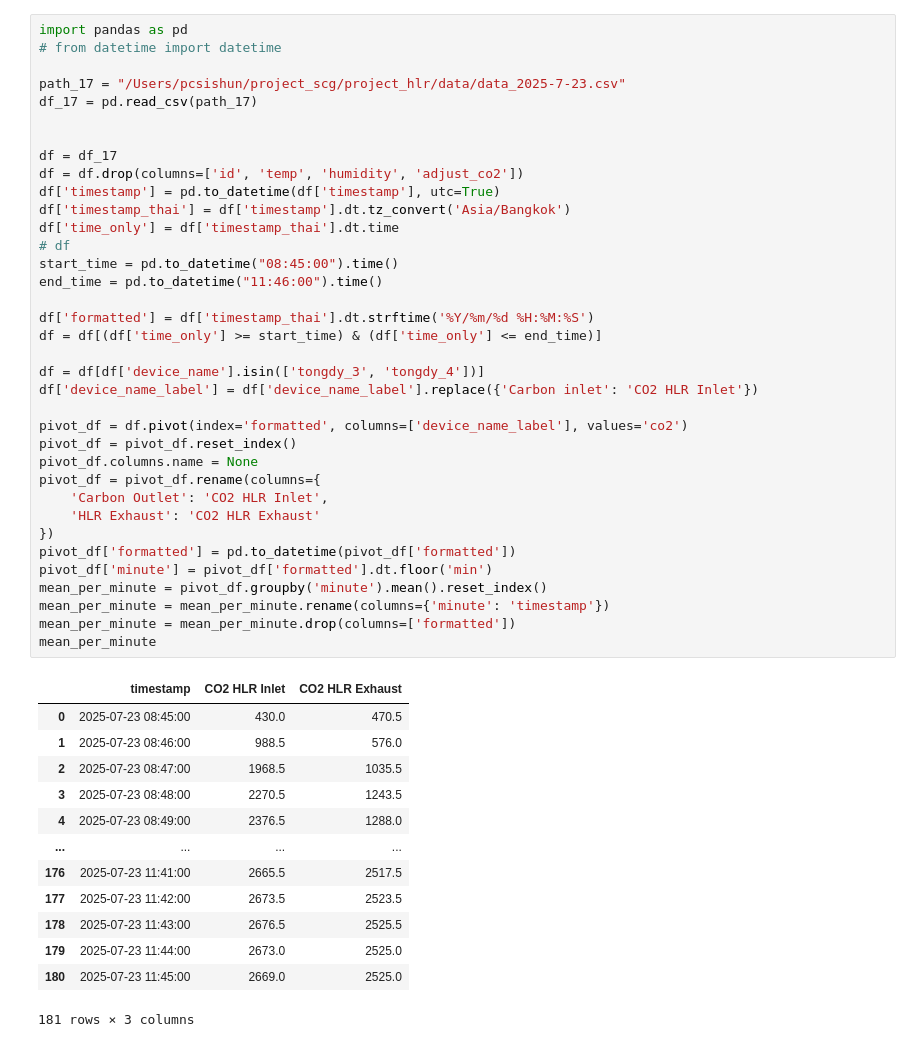
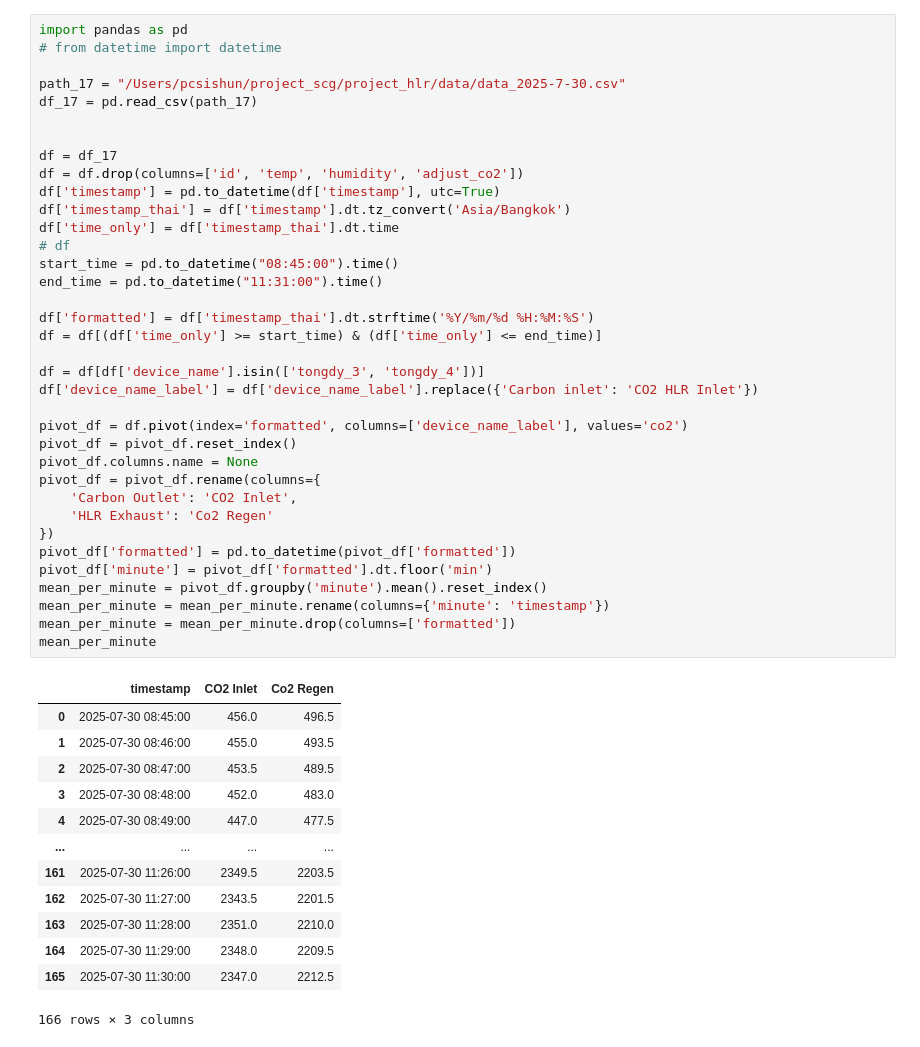
Before and after one commit to dekearthsa/hlr_re_struct_data, a Jupyter notebook: hlr_clean_data/index.ipynb, the cells around one changed output. Saved outputs shown, nothing was run; the diff lists cells and outputs as text.

```diff
--- a/hlr_clean_data/index.ipynb
+++ b/hlr_clean_data/index.ipynb
@@ -2,49 +2,49 @@
 import pandas as pd
 # from datetime import datetime
 
-path_17 = "/Users/pcsishun/project_scg/project_hlr/data/data_2025-7-23.csv"
+path_17 = "/Users/pcsishun/project_scg/project_hlr/data/data_2025-7-30.csv"
 df_17 = pd.read_csv(path_17)
 
 
 df = df_17
 df = df.drop(columns=['id', 'temp', 'humidity', 'adjust_co2'])
 df['timestamp'] = pd.to_datetime(df['timestamp'], utc=True)
 df['timestamp_thai'] = df['timestamp'].dt.tz_convert('Asia/Bangkok')
 df['time_only'] = df['timestamp_thai'].dt.time
 # df
 start_time = pd.to_datetime("08:45:00").time()
-end_time = pd.to_datetime("11:46:00").time()
+end_time = pd.to_datetime("11:31:00").time()
 
 df['formatted'] = df['timestamp_thai'].dt.strftime('%Y/%m/%d %H:%M:%S')
 df = df[(df['time_only'] >= start_time) & (df['time_only'] <= end_time)]
 
 df = df[df['device_name'].isin(['tongdy_3', 'tongdy_4'])]
 df['device_name_label'] = df['device_name_label'].replace({'Carbon inlet': 'CO2 HLR Inlet'})
 
 pivot_df = df.pivot(index='formatted', columns=['device_name_label'], values='co2')
 pivot_df = pivot_df.reset_index()
 pivot_df.columns.name = None
 pivot_df = pivot_df.rename(columns={
-    'Carbon Outlet': 'CO2 HLR Inlet',
-    'HLR Exhaust': 'CO2 HLR Exhaust'
+    'Carbon Outlet': 'CO2 Inlet',
+    'HLR Exhaust': 'Co2 Regen'
 })
 pivot_df['formatted'] = pd.to_datetime(pivot_df['formatted'])
 pivot_df['minute'] = pivot_df['formatted'].dt.floor('min')
 mean_per_minute = pivot_df.groupby('minute').mean().reset_index()
 mean_per_minute = mean_per_minute.rename(columns={'minute': 'timestamp'})
 mean_per_minute = mean_per_minute.drop(columns=['formatted'])
 mean_per_minute
 # %% [output]
-|  | timestamp | CO2 HLR Inlet | CO2 HLR Exhaust |
-| 0 | 2025-07-23 08:45:00 | 430.0 | 470.5 |
-| 1 | 2025-07-23 08:46:00 | 988.5 | 576.0 |
-| 2 | 2025-07-23 08:47:00 | 1968.5 | 1035.5 |
-| 3 | 2025-07-23 08:48:00 | 2270.5 | 1243.5 |
-| 4 | 2025-07-23 08:49:00 | 2376.5 | 1288.0 |
+|  | timestamp | CO2 Inlet | Co2 Regen |
+| 0 | 2025-07-30 08:45:00 | 456.0 | 496.5 |
+| 1 | 2025-07-30 08:46:00 | 455.0 | 493.5 |
+| 2 | 2025-07-30 08:47:00 | 453.5 | 489.5 |
+| 3 | 2025-07-30 08:48:00 | 452.0 | 483.0 |
+| 4 | 2025-07-30 08:49:00 | 447.0 | 477.5 |
 | ... | ... | ... | ... |
-| 176 | 2025-07-23 11:41:00 | 2665.5 | 2517.5 |
-| 177 | 2025-07-23 11:42:00 | 2673.5 | 2523.5 |
-| 178 | 2025-07-23 11:43:00 | 2676.5 | 2525.5 |
-| 179 | 2025-07-23 11:44:00 | 2673.0 | 2525.0 |
-| 180 | 2025-07-23 11:45:00 | 2669.0 | 2525.0 |
+| 161 | 2025-07-30 11:26:00 | 2349.5 | 2203.5 |
+| 162 | 2025-07-30 11:27:00 | 2343.5 | 2201.5 |
+| 163 | 2025-07-30 11:28:00 | 2351.0 | 2210.0 |
+| 164 | 2025-07-30 11:29:00 | 2348.0 | 2209.5 |
+| 165 | 2025-07-30 11:30:00 | 2347.0 | 2212.5 |
-181 rows × 3 columns
+166 rows × 3 columns
```
Also changed, not shown: parts of 2 cells of this notebook, 6 other files.
